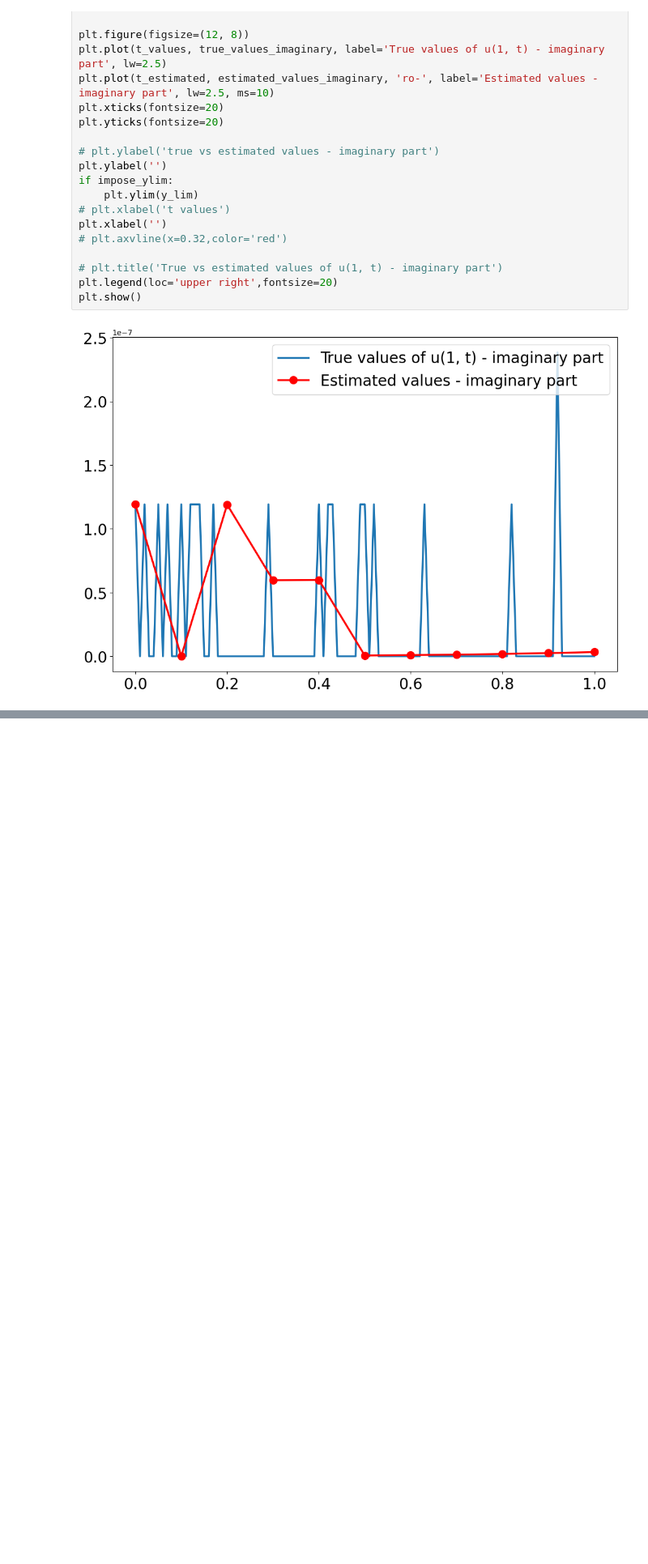
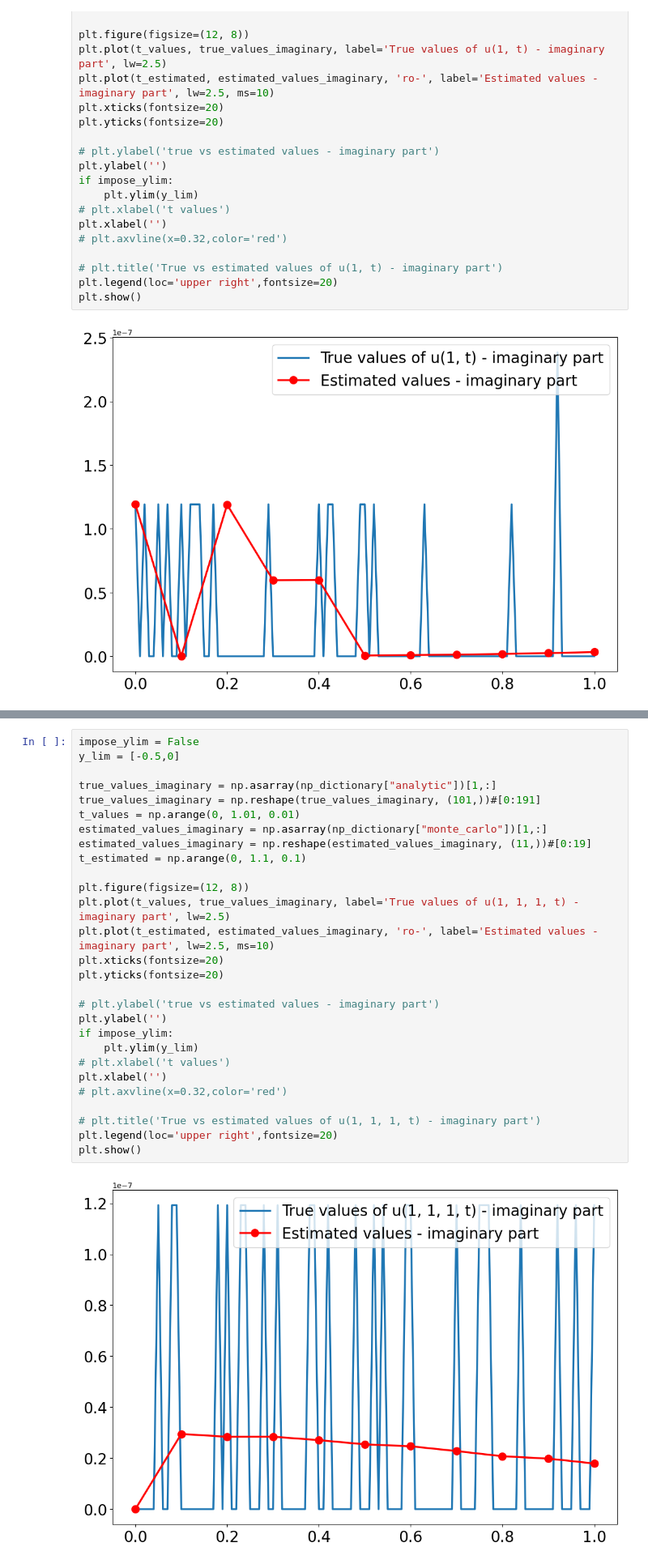
Before and after one commit to chanjuanyin/Fully_Nonlinear_Wave, a Jupyter notebook: Simulation_01/Plot_history.ipynb, the cells around one changed output, grey strips where cells are left out. Shown at 81% size. Saved outputs shown, nothing was run; the diff lists cells and outputs as text; blank space fills up the shorter version.

```diff
--- a/Simulation_01/Plot_history.ipynb
+++ b/Simulation_01/Plot_history.ipynb
@@ -113,0 +294,30 @@ plt.show()
+# %%
+impose_ylim = False
+y_lim = [-0.5,0]
+
+true_values_imaginary = np.asarray(np_dictionary["analytic"])[1,:]
+true_values_imaginary = np.reshape(true_values_imaginary, (101,))#[0:191]
+t_values = np.arange(0, 1.01, 0.01)
+estimated_values_imaginary = np.asarray(np_dictionary["monte_carlo"])[1,:]
+estimated_values_imaginary = np.reshape(estimated_values_imaginary, (11,))#[0:19]
+t_estimated = np.arange(0, 1.1, 0.1)
+
+plt.figure(figsize=(12, 8))
+plt.plot(t_values, true_values_imaginary, label='True values of u(1, 1, 1, t) - imaginary part', lw=2.5)
+plt.plot(t_estimated, estimated_values_imaginary, 'ro-', label='Estimated values - imaginary part', lw=2.5, ms=10)
+plt.xticks(fontsize=20)
+plt.yticks(fontsize=20)
+
+# plt.ylabel('true vs estimated values - imaginary part')
+plt.ylabel('')
+if impose_ylim:
+    plt.ylim(y_lim)
+# plt.xlabel('t values')
+plt.xlabel('')
+# plt.axvline(x=0.32,color='red')
+
+# plt.title('True vs estimated values of u(1, 1, 1, t) - imaginary part')
+plt.legend(loc='upper right',fontsize=20)
+plt.show()
+# %% [output]
+[figure, added]
```
Also changed, not shown: parts of 20 cells of this notebook, 17 other files.
